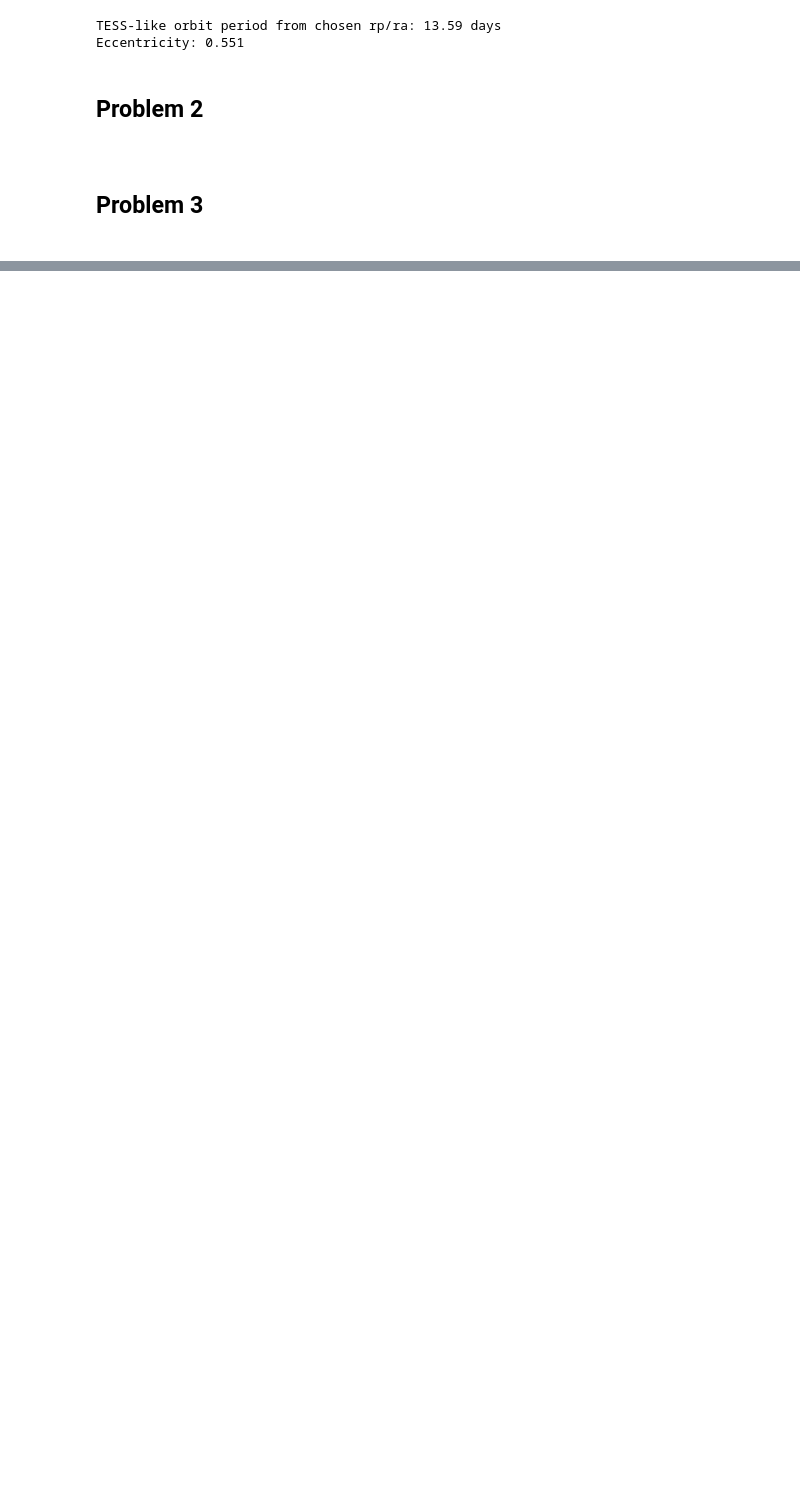
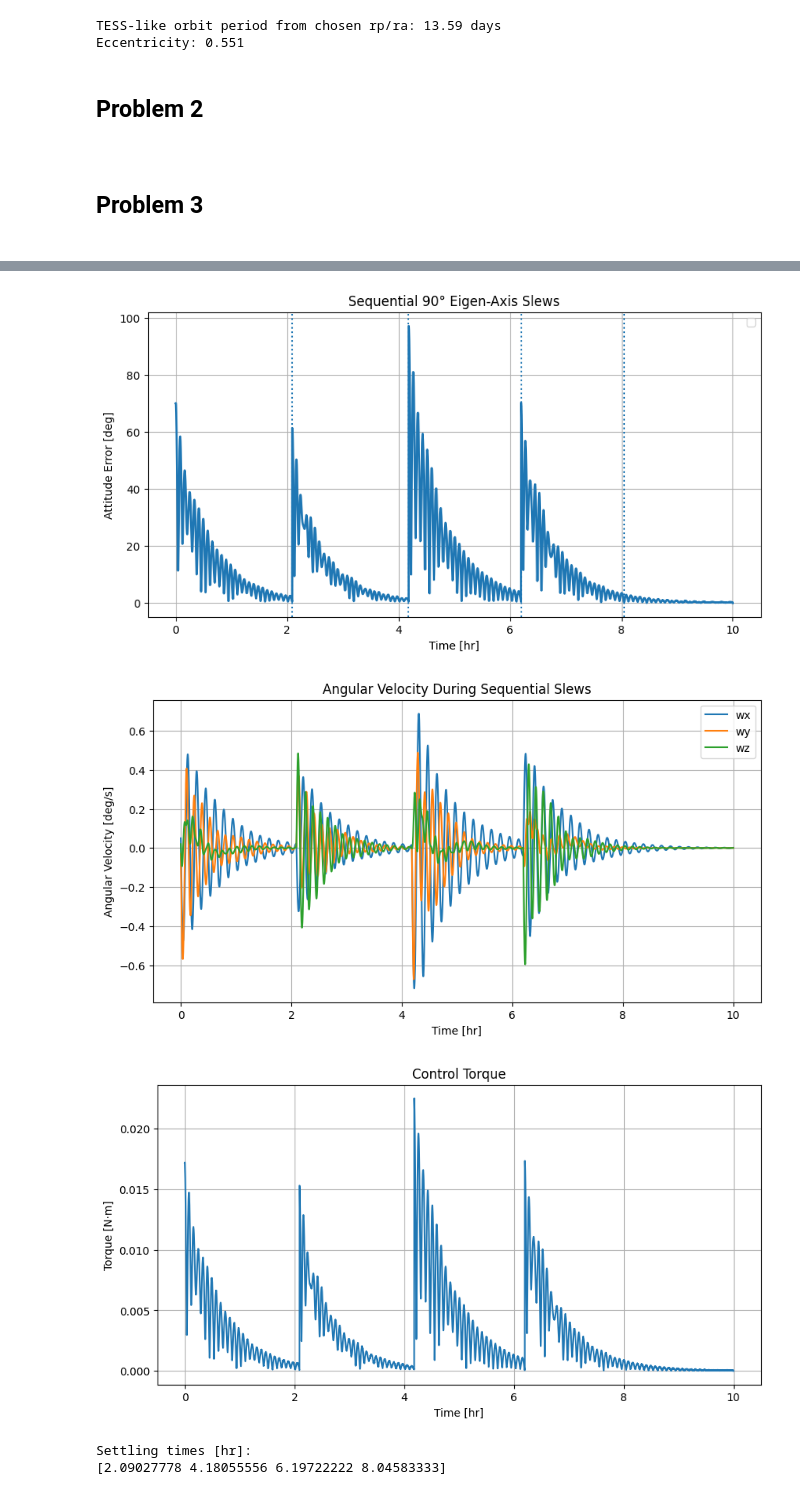
Before and after one commit to nrmiller-lab/TESS-ADCS-Project, a Jupyter notebook: HW5/HW4_Problems2&3.ipynb, the cells around one changed output, grey strips where cells are left out. Cells and saved outputs as stored; diff of their text form; code cells hidden in the pictures; blank space fills up the shorter version.

```diff
--- a/HW5/HW4_Problems2&3.ipynb
+++ b/HW5/HW4_Problems2&3.ipynb
@@ -1029,0 +1233,78 @@ Max torque: 0.017050706017606432
+# %%
+# ============================================================
+# RUN SEQUENTIAL 90-DEGREE SLEWS
+# ============================================================
+
+targets = make_90deg_targets()
+
+slew_results = simulate_sequential_slews(
+    x0_p3,
+    targets,
+    Tmaneuver=5000
+)
+
+x_seq = slew_results["x"]
+err_seq = slew_results["err"]
+tau_seq = slew_results["tau"]
+settling_times = slew_results["settling_times"]
+
+time_hr = t_eval / 3600
+
+# ============================================================
+# ATTITUDE ERROR
+# ============================================================
+
+plt.figure(figsize=(10,5))
+
+plt.plot(time_hr, err_seq, linewidth=2)
+
+for ts in settling_times:
+    plt.axvline(ts/3600, linestyle=':')
+
+plt.xlabel("Time [hr]")
+plt.ylabel("Attitude Error [deg]")
+plt.title("Sequential 90° Eigen-Axis Slews")
+plt.grid(True)
+plt.legend()
+
+# ============================================================
+# ANGULAR VELOCITY
+# ============================================================
+
+plt.figure(figsize=(10,5))
+
+plt.plot(time_hr, np.degrees(x_seq[4,:]), label='wx')
+plt.plot(time_hr, np.degrees(x_seq[5,:]), label='wy')
+plt.plot(time_hr, np.degrees(x_seq[6,:]), label='wz')
+
+plt.xlabel("Time [hr]")
+plt.ylabel("Angular Velocity [deg/s]")
+plt.title("Angular Velocity During Sequential Slews")
+plt.grid(True)
+plt.legend()
+
+# ============================================================
+# CONTROL TORQUE
+# ============================================================
+
+tau_mag = np.linalg.norm(tau_seq, axis=0)
+
+plt.figure(figsize=(10,5))
+
+plt.plot(time_hr, tau_mag)
+
+plt.xlabel("Time [hr]")
+plt.ylabel("Torque [N·m]")
+plt.title("Control Torque")
+plt.grid(True)
+
+plt.show()
+
+print("Settling times [hr]:")
+print(np.array(settling_times)/3600)
+# %% [output]
+[figure, added]
+[figure, added]
+[figure, added]
+Settling times [hr]:
+[2.09027778 4.18055556 6.19722222 8.04583333]
```
Also changed, not shown: parts of 6 cells of this notebook, 1 other file.
